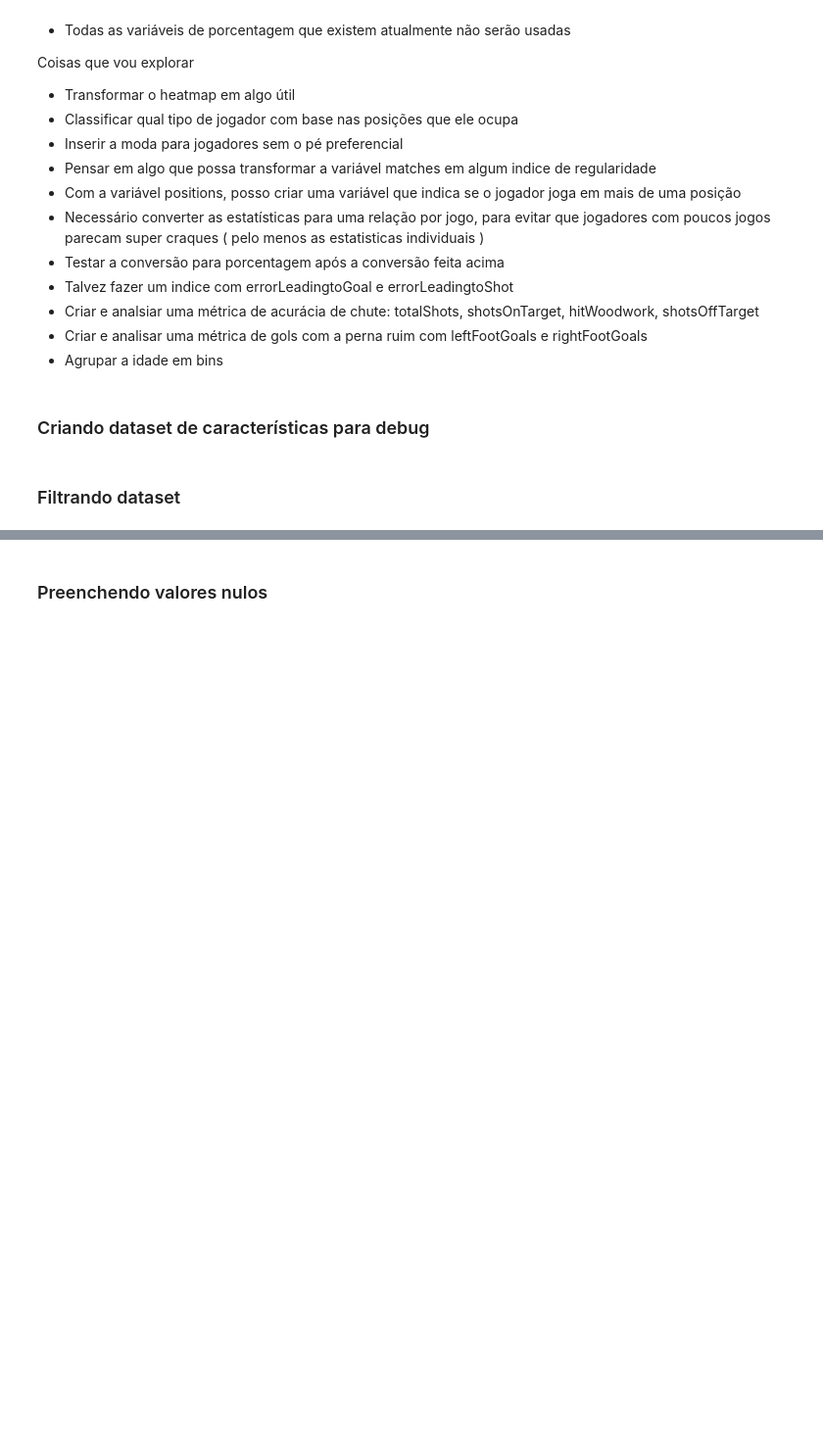
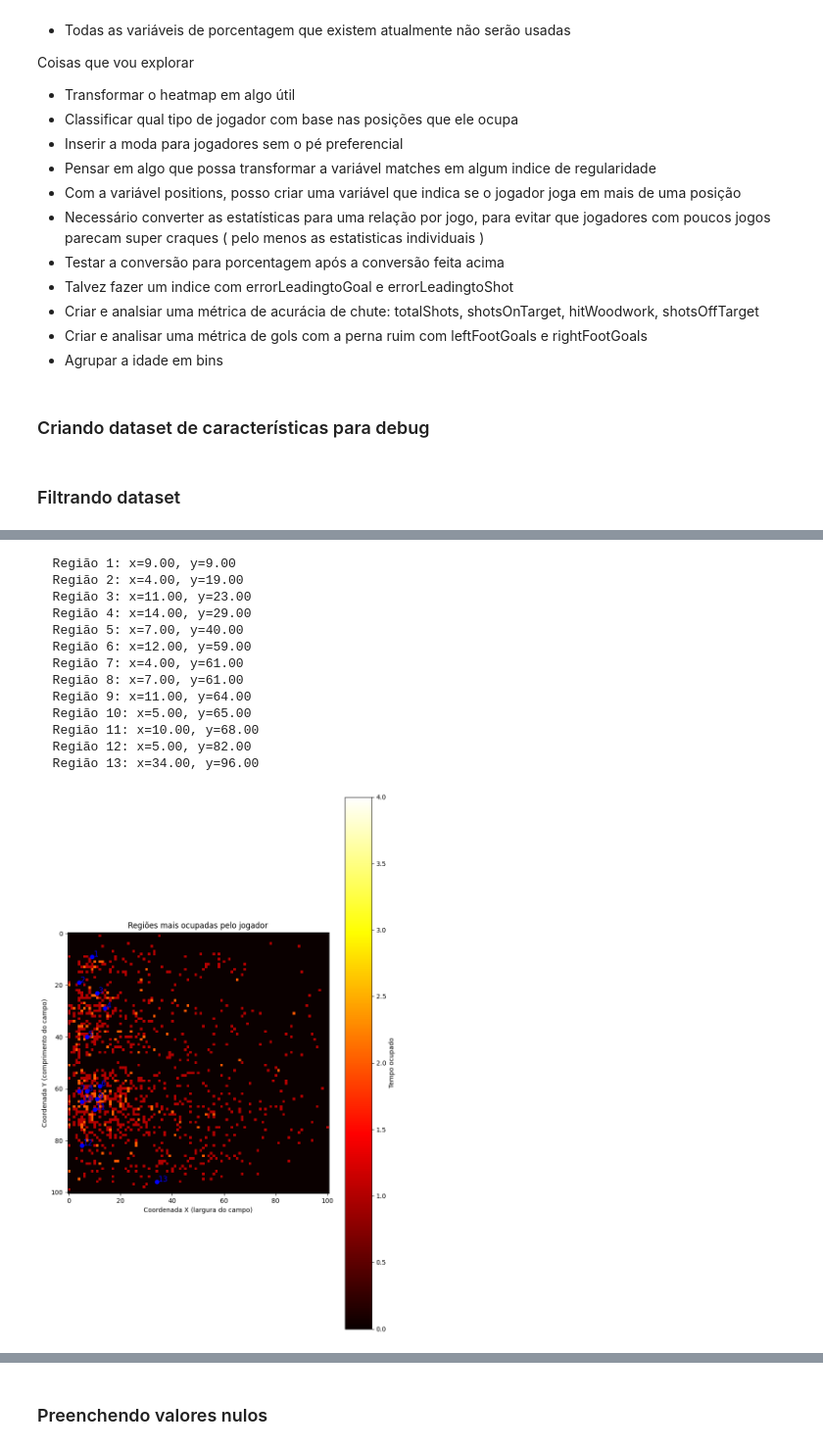
Before and after one commit to Yaak3/TCC2, a Jupyter notebook: Notebooks/analysis.ipynb, the cells around one changed output, grey strips where cells are left out. Shown at 98% size. Cells and saved outputs as stored; diff of their text form; code cells hidden in the pictures; blank space fills up the shorter version.

Commit message:
feat: decoded heatmap

```diff
--- a/Notebooks/analysis.ipynb
+++ b/Notebooks/analysis.ipynb
@@ -2026,0 +2045,2 @@ df_model = df[
+# %%
+df_model['heatmap_matrix'] = df_model['heatmap'].apply(create_heatmap_matrix)
@@ -2026,0 +2067,40 @@ df_model = df[
+# %%
+def identify_center_of_mass(matrix):
+    import numpy as np
+    from scipy.ndimage import label, center_of_mass
+
+    matrix = zero_staring_points(matrix)
+
+    # Threshold: só considera valores relevantes
+    threshold = 0.7 * np.max(matrix)
+    mask = matrix > threshold
+
+    # Agrupa regiões conectadas
+    labeled_array, num_features = label(mask)
+
+    # # Encontra o centro de massa de cada grupo
+    centros = center_of_mass(matrix, labeled_array, range(1, num_features + 1))
+
+    # print("Regiões mais ocupadas:")
+    for i, (y, x) in enumerate(centros):
+        print(f"  Região {i+1}: x={x:.2f}, y={y:.2f}")
+
+    # === Plot ===
+    fig, ax = plt.subplots(figsize=(8, 12))
+    heatmap = ax.imshow(matrix, cmap='hot', origin='upper')
+
+    # Contorno das regiões identificadas
+    ax.contour(mask, colors='cyan', linewidths=1)
+
+    # Marcar os centros de massa
+    for i, (y, x) in enumerate(centros):
+        ax.plot(x, y, 'bo')  # ponto azul
+        ax.text(x + 0.5, y, f'{i+1}', color='blue', fontsize=12)
+
+    plt.colorbar(heatmap, ax=ax, label='Tempo ocupado')
+    ax.set_title('Regiões mais ocupadas pelo jogador')
+    ax.set_xlabel('Coordenada X (largura do campo)')
+    ax.set_ylabel('Coordenada Y (comprimento do campo)')
+    plt.grid(False)
+    plt.tight_layout()
+    plt.show()
@@ -2026,0 +2115,18 @@ df_model = df[
+# %%
+#Manuel Feil
+identify_center_of_mass(df_model[df_model['name'] == 'Carlo Sickinger']['heatmap_matrix'][0])
+# %% [output]
+  Região 1: x=9.00, y=9.00
+  Região 2: x=4.00, y=19.00
+  Região 3: x=11.00, y=23.00
+  Região 4: x=14.00, y=29.00
+  Região 5: x=7.00, y=40.00
+  Região 6: x=12.00, y=59.00
+  Região 7: x=4.00, y=61.00
+  Região 8: x=7.00, y=61.00
+  Região 9: x=11.00, y=64.00
+  Região 10: x=5.00, y=65.00
+  Região 11: x=10.00, y=68.00
+  Região 12: x=5.00, y=82.00
+  Região 13: x=34.00, y=96.00
+[figure, added]
```
Also changed, not shown: parts of 38 cells of this notebook.
